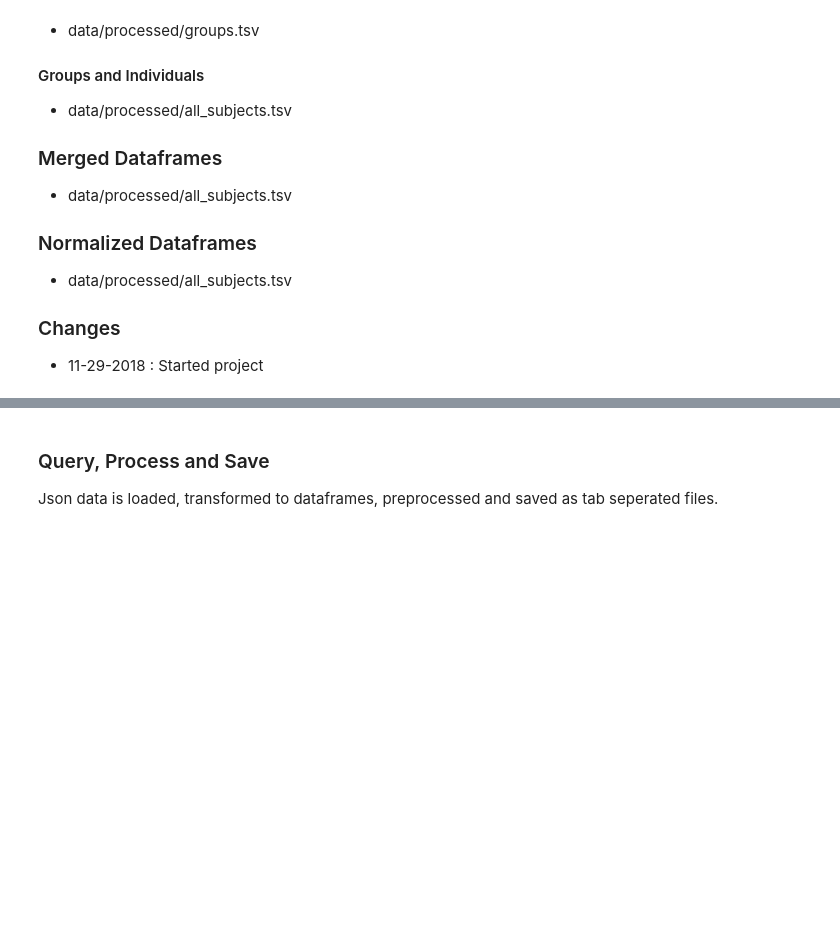
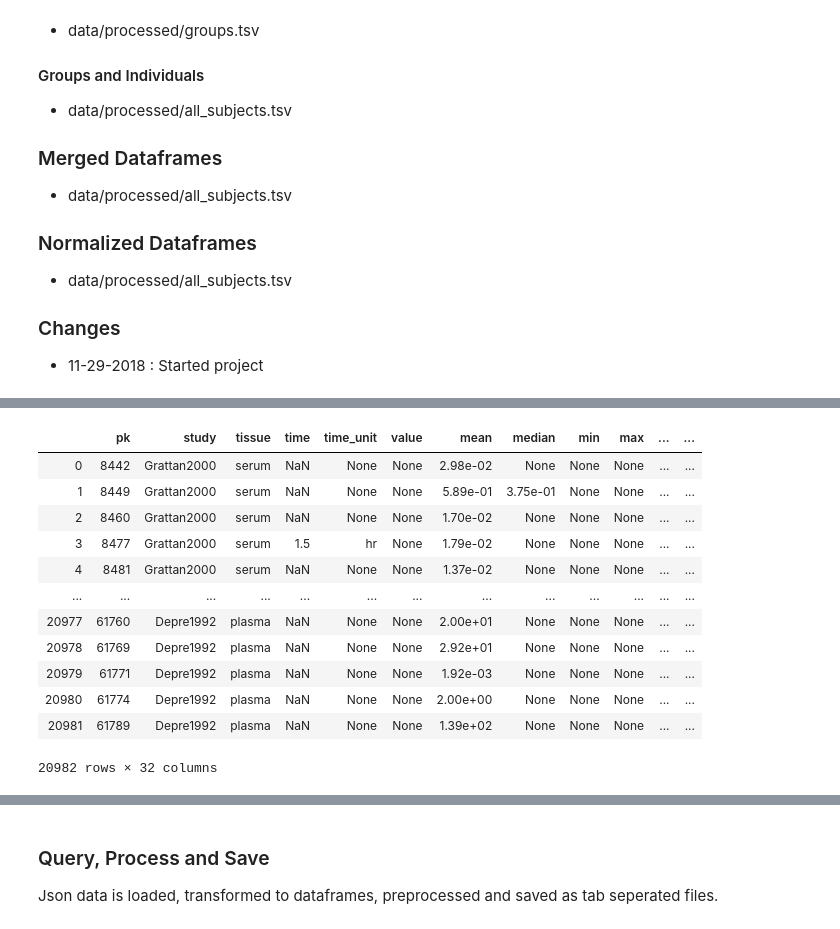
Before and after one commit to matthiaskoenig/pkdb_analysis, a Jupyter notebook: 01_data_preperation.ipynb, the cells around one changed output, grey strips where cells are left out. Cells and saved outputs as stored; diff of their text form; code cells hidden in the pictures; blank space fills up the shorter version.

```diff
--- a/01_data_preperation.ipynb
+++ b/01_data_preperation.ipynb
@@ -42,3 +45,22 @@ queries = [
 #queries = ["substances"]
 #queries = ["studies"]
 #queries = ["individuals"]
+# %%
+outputs = PkdbModel("outputs",destination='1-preprocessed')
+# %%
+outputs.load()
+outputs.data
+# %% [output]
+|  | pk | study | tissue | time | time_unit | value | mean | median | min | max | ... | ... |
+| 0 | 8442 | Grattan2000 | serum | NaN | None | None | 2.98e-02 | None | None | None | ... | ... |
+| 1 | 8449 | Grattan2000 | serum | NaN | None | None | 5.89e-01 | 3.75e-01 | None | None | ... | ... |
+| 2 | 8460 | Grattan2000 | serum | NaN | None | None | 1.70e-02 | None | None | None | ... | ... |
+| 3 | 8477 | Grattan2000 | serum | 1.5 | hr | None | 1.79e-02 | None | None | None | ... | ... |
+| 4 | 8481 | Grattan2000 | serum | NaN | None | None | 1.37e-02 | None | None | None | ... | ... |
+| ... | ... | ... | ... | ... | ... | ... | ... | ... | ... | ... | ... | ... |
+| 20977 | 61760 | Depre1992 | plasma | NaN | None | None | 2.00e+01 | None | None | None | ... | ... |
+| 20978 | 61769 | Depre1992 | plasma | NaN | None | None | 2.92e+01 | None | None | None | ... | ... |
+| 20979 | 61771 | Depre1992 | plasma | NaN | None | None | 1.92e-03 | None | None | None | ... | ... |
+| 20980 | 61774 | Depre1992 | plasma | NaN | None | None | 2.00e+00 | None | None | None | ... | ... |
+| 20981 | 61789 | Depre1992 | plasma | NaN | None | None | 1.39e+02 | None | None | None | ... | ... |
+20982 rows × 32 columns
```
Also changed, not shown: parts of 4 cells of this notebook, 2 other files.
